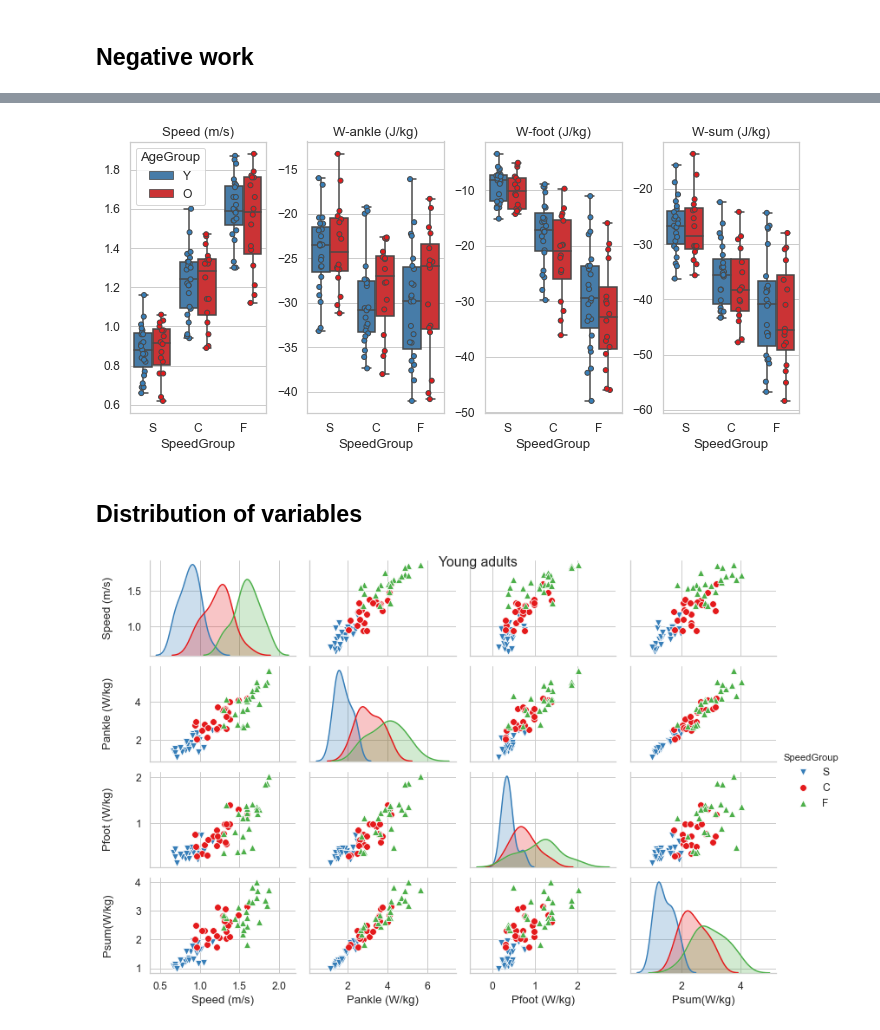
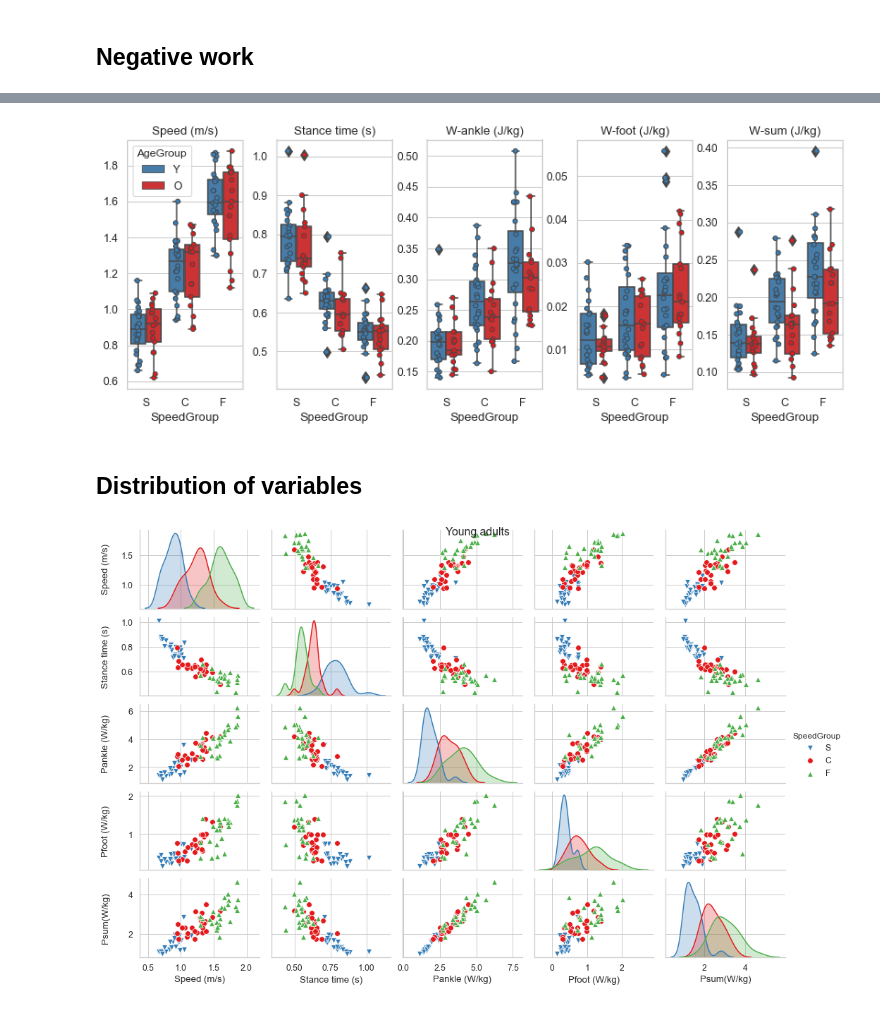
Before and after one commit to BMClab/papers, a Jupyter notebook: age_speed_af_power/notebooks/descriptive.ipynb, the cells around one changed output, grey strips where cells are left out. Cells and saved outputs as stored; diff of their text form; code cells hidden in the pictures.

```diff
--- a/age_speed_af_power/notebooks/descriptive.ipynb
+++ b/age_speed_af_power/notebooks/descriptive.ipynb
@@ -23,7 +23,7 @@ pd.set_option('precision', 3)  # number of decimal places for the environment
 # %%
 # load data
 path2 = r'./../data/'
-fname = os.path.join(path2, 'UD_stats_all_speeds.csv')
+fname = os.path.join(path2, 'UD_stats_all_speeds_2.csv')
 df = pd.read_csv(fname, sep=',', header=0, index_col=0)
 df
 # %% [output]
@@ -165,7 +168,7 @@ describe(data, 'SpeedGroup');
 # %%
-var = ['Speed', 'Pankle', 'Pfoot', 'Psum']
-labels = ['Speed (m/s)', 'Pankle (W/kg)', 'Pfoot (W/kg)', 'Psum (W/kg)']
-fig, axs = plt.subplots(1, 4, figsize=(12, 5), gridspec_kw={'hspace': .1, 'wspace': .3})
+var = ['Speed', 'StanceTime', 'Pankle', 'Pfoot', 'Psum']
+labels = ['Speed (m/s)', 'Stance time (s)', 'Pankle (W/kg)', 'Pfoot (W/kg)', 'Psum (W/kg)']
+fig, axs = plt.subplots(1, 5, figsize=(14, 5), gridspec_kw={'hspace': .1, 'wspace': .3})
 for ax, v, label in zip(axs, var, labels):
     sns.stripplot(x='SpeedGroup', y=v, data=df, ax=ax, hue='AgeGroup', jitter=True,
                   edgecolor='gray', linewidth=1, dodge=True)
@@ -204,7 +207,7 @@ describe(data, 'SpeedGroup');
 # %%
-var = ['Speed', 'Wpankle', 'Wpfoot', 'Wpsum']
-labels = ['Speed (m/s)', 'W+ankle (J/kg)',  'W+foot (J/kg)', 'W+sum (J/kg)']
-fig, axs = plt.subplots(1, 4, figsize=(12, 5), gridspec_kw={'hspace': .1, 'wspace': .3})
+var = ['Speed', 'StanceTime', 'Wpankle', 'Wpfoot', 'Wpsum']
+labels = ['Speed (m/s)', 'Stance time (s)', 'W+ankle (J/kg)',  'W+foot (J/kg)', 'W+sum (J/kg)']
+fig, axs = plt.subplots(1, 5, figsize=(14, 5), gridspec_kw={'hspace': .1, 'wspace': .3})
 for ax, v, label in zip(axs, var, labels):
     sns.stripplot(x='SpeedGroup', y=v, data=df, ax=ax, hue='AgeGroup', jitter=True,
                   edgecolor='gray', linewidth=1, dodge=True)
@@ -243,27 +246,27 @@ describe(data, 'SpeedGroup');
 # %%
-var = ['Speed', 'Wnankle', 'Wnfoot', 'Wnsum']
-labels = ['Speed (m/s)', 'W-ankle (J/kg)',  'W-foot (J/kg)', 'W-sum (J/kg)']
-fig, axs = plt.subplots(1, 4, figsize=(12, 5), gridspec_kw={'hspace': .1, 'wspace': .3})
+var = ['Speed', 'StanceTime', 'Wpankle', 'Wpfoot', 'Wpsum']
+labels = ['Speed (m/s)', 'Stance time (s)', 'W-ankle (J/kg)',  'W-foot (J/kg)', 'W-sum (J/kg)']
+fig, axs = plt.subplots(1, 5, figsize=(14, 5), gridspec_kw={'hspace': .1, 'wspace': .3})
 for ax, v, label in zip(axs, var, labels):
     sns.stripplot(x='SpeedGroup', y=v, data=df, ax=ax, hue='AgeGroup', jitter=True,
                   edgecolor='gray', linewidth=1, dodge=True)
     sns.boxplot(x='SpeedGroup', y=v, data=df, fliersize=9, ax=ax, hue='AgeGroup')
     handles, labels = ax.get_legend_handles_labels()
     if v == 'Speed':
         ax.legend(handles[:2], labels[:2], frameon=True, loc='best', title='AgeGroup')
     else:
         ax.get_legend().remove()
     ax.set_title(label)
     #ax.set_xlabel('Category')
     ax.set_ylabel('')
 plt.show()
 # %% [output]
-[figure, old version]
+[figure, new version]
 # %% [markdown]
 ## Distribution of variables
 # %%
-labels = ['Speed (m/s)', 'Pankle (W/kg)', 'Pfoot (W/kg)', 'Psum(W/kg)']
-g = sns.pairplot(df[df['AgeGroup']=='Y'], vars=['Speed', 'Pankle', 'Pfoot', 'Psum'],
+labels = ['Speed (m/s)', 'Stance time (s)', 'Pankle (W/kg)', 'Pfoot (W/kg)', 'Psum(W/kg)']
+g = sns.pairplot(df[df['AgeGroup']=='Y'], vars=['Speed', 'StanceTime', 'Pankle', 'Pfoot', 'Psum'],
                  markers=['v', 'o', '^'], hue='SpeedGroup', plot_kws={'s':60}, height=1.8, aspect=1.5)
 axs = g.axes.flatten()
 for i in range(len(labels)):
@@ -273,5 +276,5 @@ for i in range(len(labels)):
 g.fig.suptitle('Young adults', y=1)
 plt.show()
 # %% [output]
-[figure, old version]
+[figure, new version]
 # %%
```
Also changed, not shown: parts of 16 cells of this notebook.
